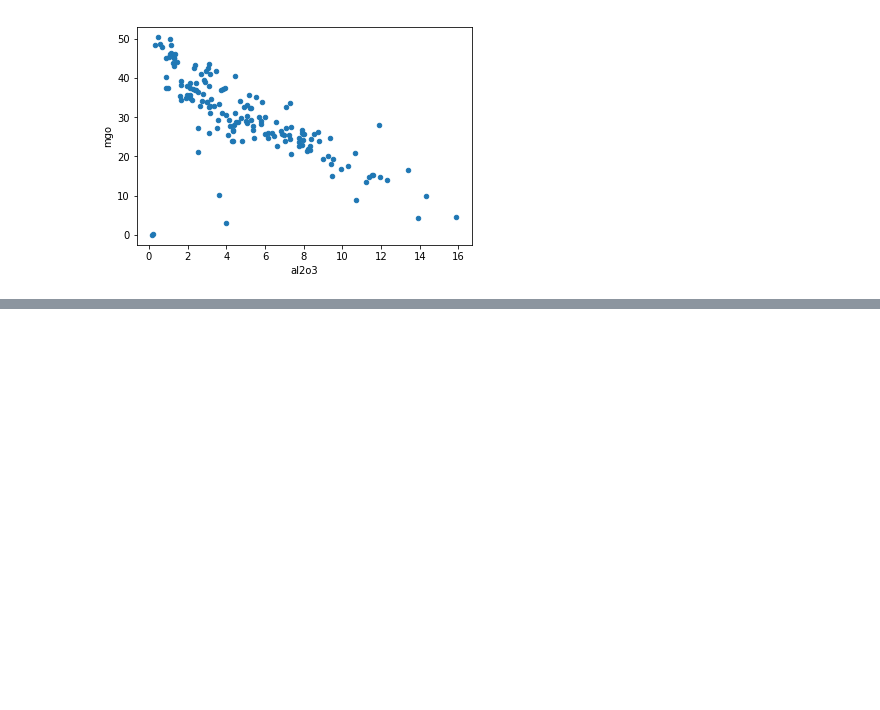
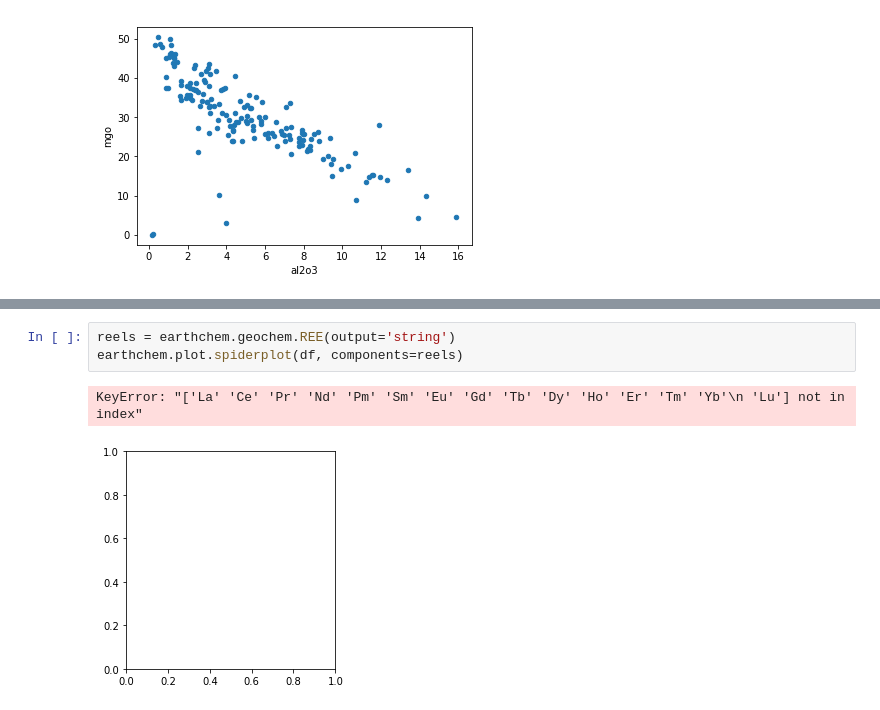
Before and after one commit to jesserobertson/earthchem-pyclient, a Jupyter notebook: examples/rest_queries.ipynb, the cells around one changed output, grey strips where cells are left out. Saved outputs shown, nothing was run; the diff lists cells and outputs as text; blank space fills up the shorter version.

```diff
--- a/examples/rest_queries.ipynb
+++ b/examples/rest_queries.ipynb
@@ -59,0 +70,6 @@ df.plot('al2o3', 'mgo', 'scatter')
+# %%
+reels = earthchem.geochem.REE(output='string')
+earthchem.plot.spiderplot(df, components=reels)
+# %% [output]
+KeyError: "['La' 'Ce' 'Pr' 'Nd' 'Pm' 'Sm' 'Eu' 'Gd' 'Tb' 'Dy' 'Ho' 'Er' 'Tm' 'Yb'\n 'Lu'] not in index"
+[figure, added]
```
Also changed, not shown: parts of 8 cells of this notebook, 3 other files.
